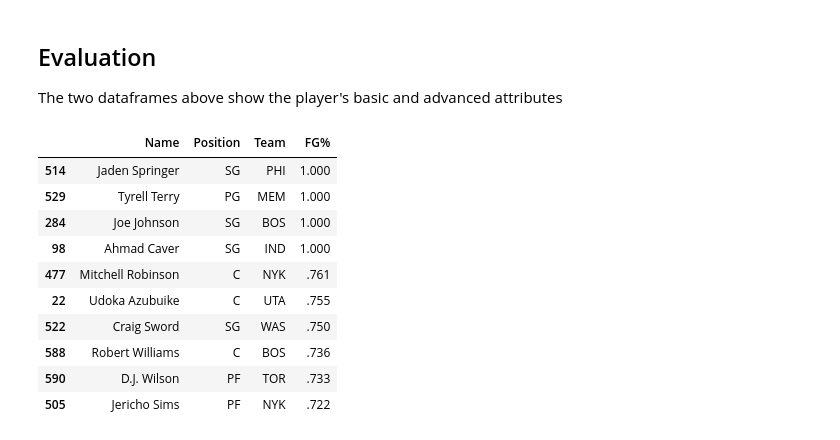
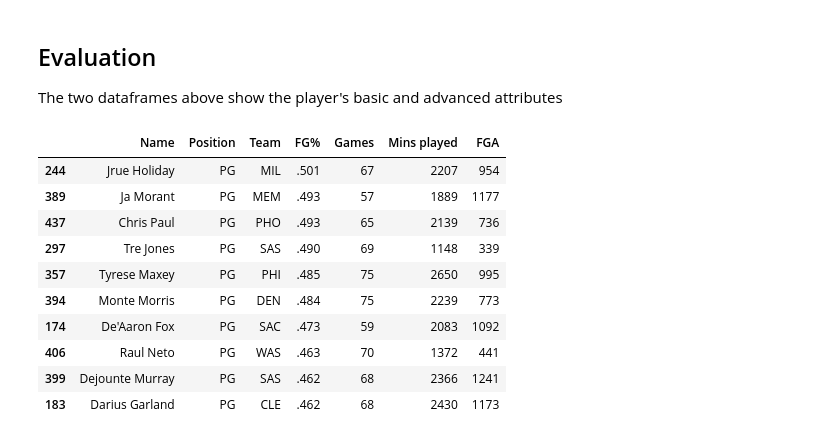
Before and after one commit to mcwillz1/CS-4630-Final-Project, a Jupyter notebook: finalProject.ipynb, the cells around one changed output. Drawn from its saved outputs; the diff is of its cells as text; code cells hidden in the pictures.

```diff
--- a/finalProject.ipynb
+++ b/finalProject.ipynb
@@ -129,25 +144,32 @@ advancedStats()
 <h2> Evaluation </h2>
 <p> The two dataframes above show the player's basic and advanced attributes</p>
 # %%
-topFgPct = basicStats()
+topFgPctPG = basicStats()
 
-topFgPct.columns
-my_cols = ['Name','Position','Team','FG%']
+topFgPctPG.columns
+my_cols = ['Name','Position','Team','FG%','Games','Mins played', 'FGA']
 
-topFgPct = topFgPct[my_cols]
+topFgPctPG = topFgPctPG[my_cols]
 
-topFgPct = topFgPct.sort_values(by="FG%", ascending=False)
+#sorts by the top FG%
+topFgPctPG = topFgPctPG.sort_values(by="FG%", ascending=False)
 
-topFgPct.head(10)
+#Turn the Games and FGA column into an int so we can compare it to the number 50 and 250
+topFgPctPG['Games'] = topFgPctPG['Games'].astype(int)
+topFgPctPG['FGA'] = topFgPctPG['FGA'].astype(int)
+
+topFgPctPG = topFgPctPG[(topFgPctPG['Position'] == 'PG') & (topFgPctPG['Games'] >= 50) & (topFgPctPG['FGA'] >= 250)]
+
+topFgPctPG.head(10)
 # %% [output]
-|  | Name | Position | Team | FG% |
-| 514 | Jaden Springer | SG | PHI | 1.000 |
-| 529 | Tyrell Terry | PG | MEM | 1.000 |
-| 284 | Joe Johnson | SG | BOS | 1.000 |
-| 98 | Ahmad Caver | SG | IND | 1.000 |
-| 477 | Mitchell Robinson | C | NYK | .761 |
-| 22 | Udoka Azubuike | C | UTA | .755 |
-| 522 | Craig Sword | SG | WAS | .750 |
-| 588 | Robert Williams | C | BOS | .736 |
-| 590 | D.J. Wilson | PF | TOR | .733 |
-| 505 | Jericho Sims | PF | NYK | .722 |
+|  | Name | Position | Team | FG% | Games | Mins played | FGA |
+| 244 | Jrue Holiday | PG | MIL | .501 | 67 | 2207 | 954 |
+| 389 | Ja Morant | PG | MEM | .493 | 57 | 1889 | 1177 |
+| 437 | Chris Paul | PG | PHO | .493 | 65 | 2139 | 736 |
+| 297 | Tre Jones | PG | SAS | .490 | 69 | 1148 | 339 |
+| 357 | Tyrese Maxey | PG | PHI | .485 | 75 | 2650 | 995 |
+| 394 | Monte Morris | PG | DEN | .484 | 75 | 2239 | 773 |
+| 174 | De'Aaron Fox | PG | SAC | .473 | 59 | 2083 | 1092 |
+| 406 | Raul Neto | PG | WAS | .463 | 70 | 1372 | 441 |
+| 399 | Dejounte Murray | PG | SAS | .462 | 68 | 2366 | 1241 |
+| 183 | Darius Garland | PG | CLE | .462 | 68 | 2430 | 1173 |
```
Also changed, not shown: parts of 9 cells of this notebook.
